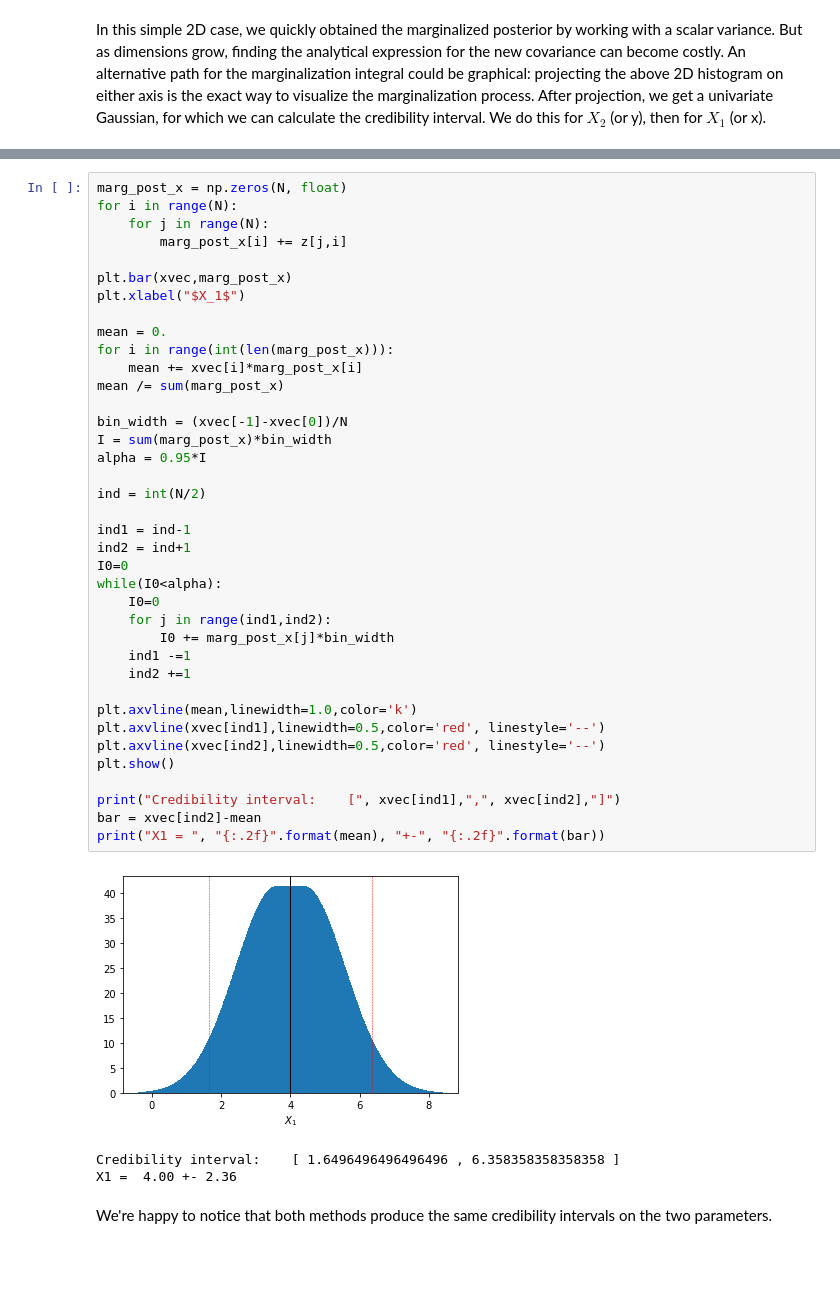
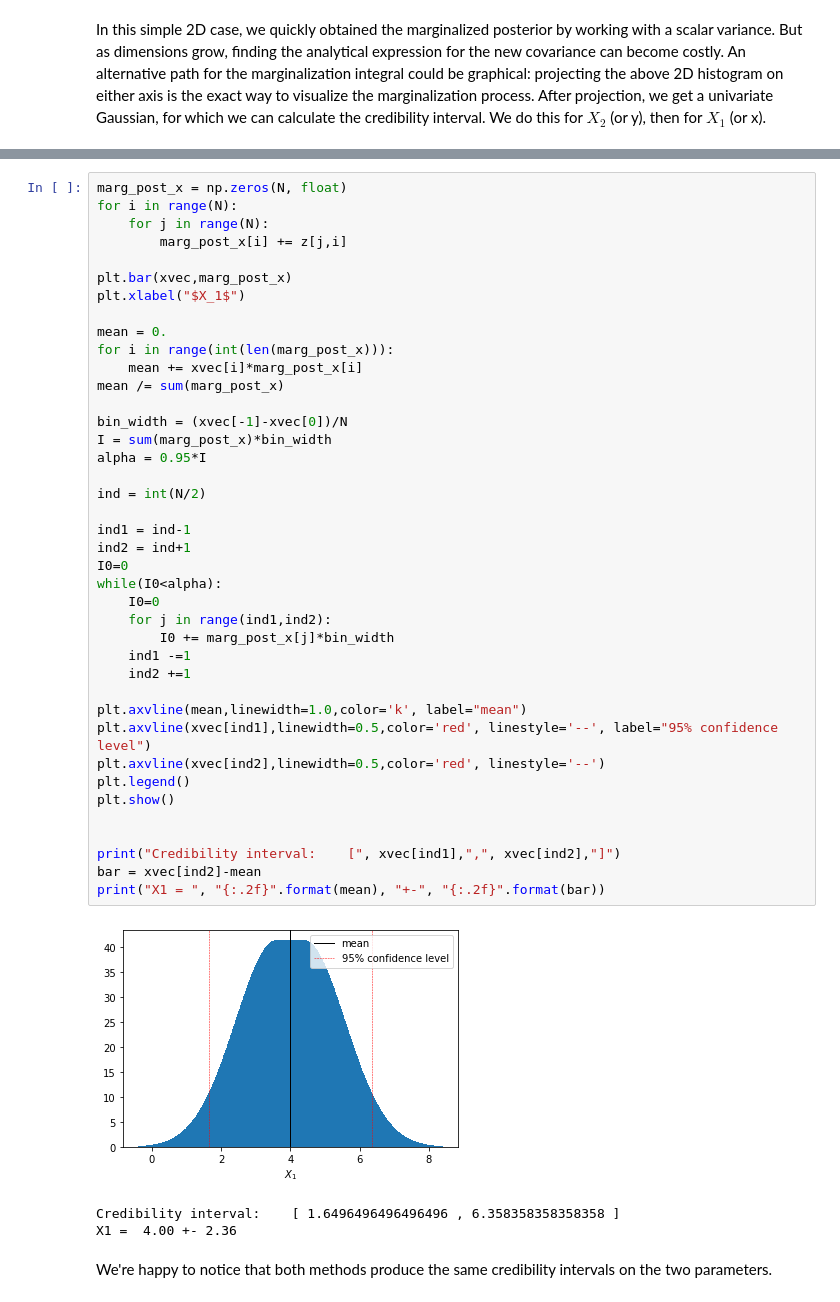
Before and after one commit to blackbianca/Astrostatistics-Cosmology---Homework, a Jupyter notebook: homework4/MCMC.ipynb, the cells around one changed output, grey strips where cells are left out. Drawn from its saved outputs; the diff is of its cells as text; blank space fills up the shorter version.

```diff
--- a/homework4/MCMC.ipynb
+++ b/homework4/MCMC.ipynb
@@ -187,36 +188,38 @@ plt.bar(xvec,marg_post_x)
 plt.xlabel("$X_1$")
 
 mean = 0.
 for i in range(int(len(marg_post_x))):
     mean += xvec[i]*marg_post_x[i]
 mean /= sum(marg_post_x)
 
 bin_width = (xvec[-1]-xvec[0])/N
 I = sum(marg_post_x)*bin_width
 alpha = 0.95*I
 
 ind = int(N/2)
 
 ind1 = ind-1
 ind2 = ind+1
 I0=0
 while(I0<alpha):
     I0=0
     for j in range(ind1,ind2):
         I0 += marg_post_x[j]*bin_width
     ind1 -=1
     ind2 +=1
 
-plt.axvline(mean,linewidth=1.0,color='k')
-plt.axvline(xvec[ind1],linewidth=0.5,color='red', linestyle='--')
+plt.axvline(mean,linewidth=1.0,color='k', label="mean")
+plt.axvline(xvec[ind1],linewidth=0.5,color='red', linestyle='--', label="95% confidence level")
 plt.axvline(xvec[ind2],linewidth=0.5,color='red', linestyle='--')
+plt.legend()
 plt.show()
+
 
 print("Credibility interval:    [", xvec[ind1],",", xvec[ind2],"]")
 bar = xvec[ind2]-mean
 print("X1 = ", "{:.2f}".format(mean), "+-", "{:.2f}".format(bar))
 # %% [output]
-[figure, old version]
+[figure, new version]
 Credibility interval:    [ 1.6496496496496496 , 6.358358358358358 ]
 X1 =  4.00 +- 2.36
 # %% [markdown]
```
Also changed, not shown: parts of 33 cells of this notebook.
